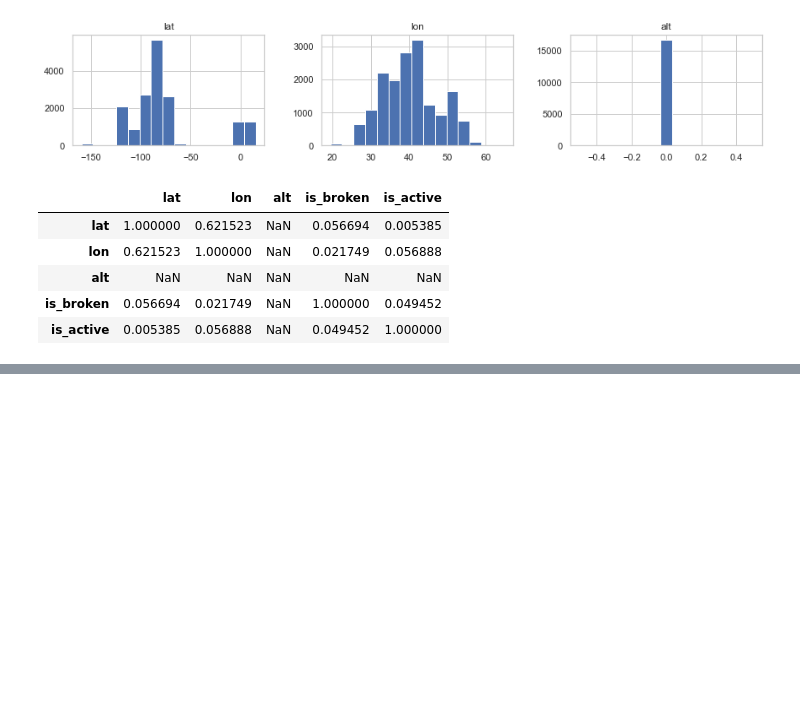
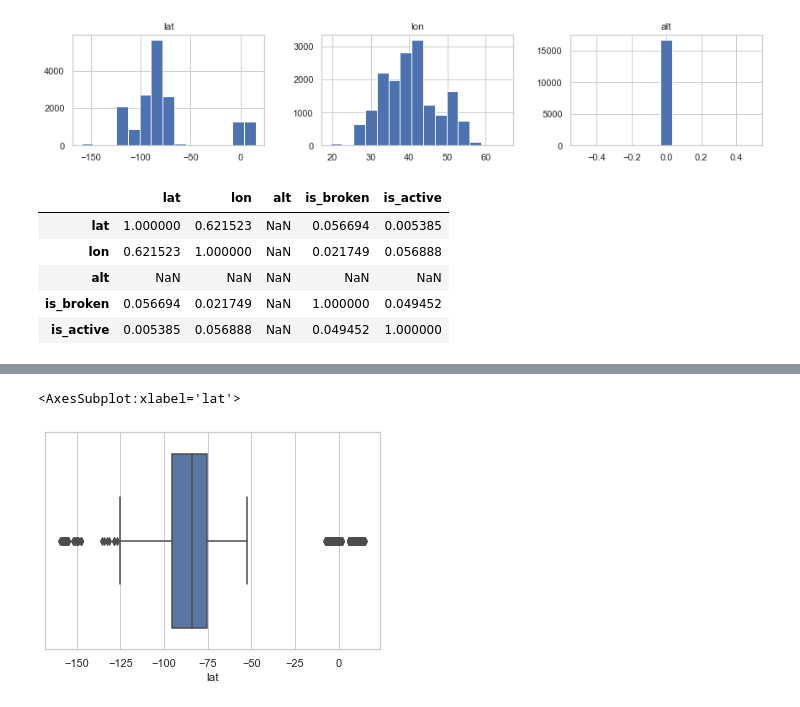
Before and after one commit to SRIKANTH284/mcdonalds-project, a Jupyter notebook: mcdonalds.ipynb, the cells around one changed output, grey strips where cells are left out. Drawn from its saved outputs; the diff is of its cells as text; code cells hidden in the pictures; blank space fills up the shorter version.

```diff
--- a/mcdonalds.ipynb
+++ b/mcdonalds.ipynb
@@ -289,0 +476,5 @@ data[num_col].corr()
+# %%
+sns.boxplot(data['lat'])
+# %% [output]
+<AxesSubplot:xlabel='lat'>
+[figure, added]
```
Also changed, not shown: parts of 22 cells of this notebook.
